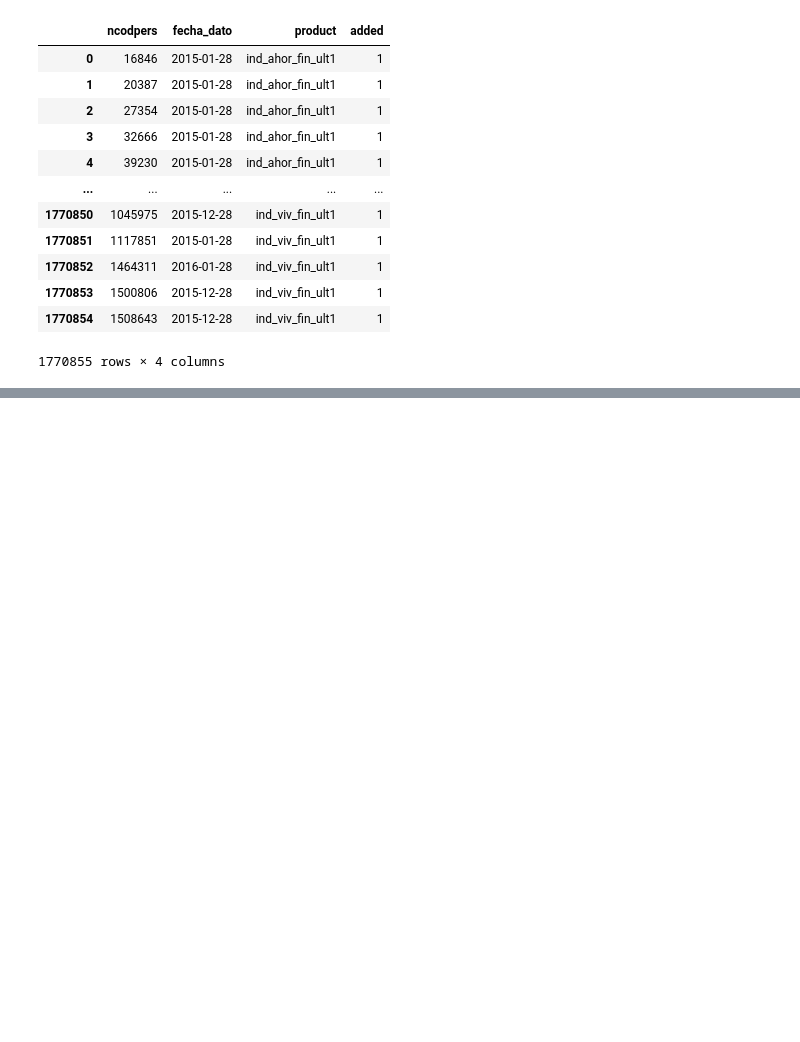
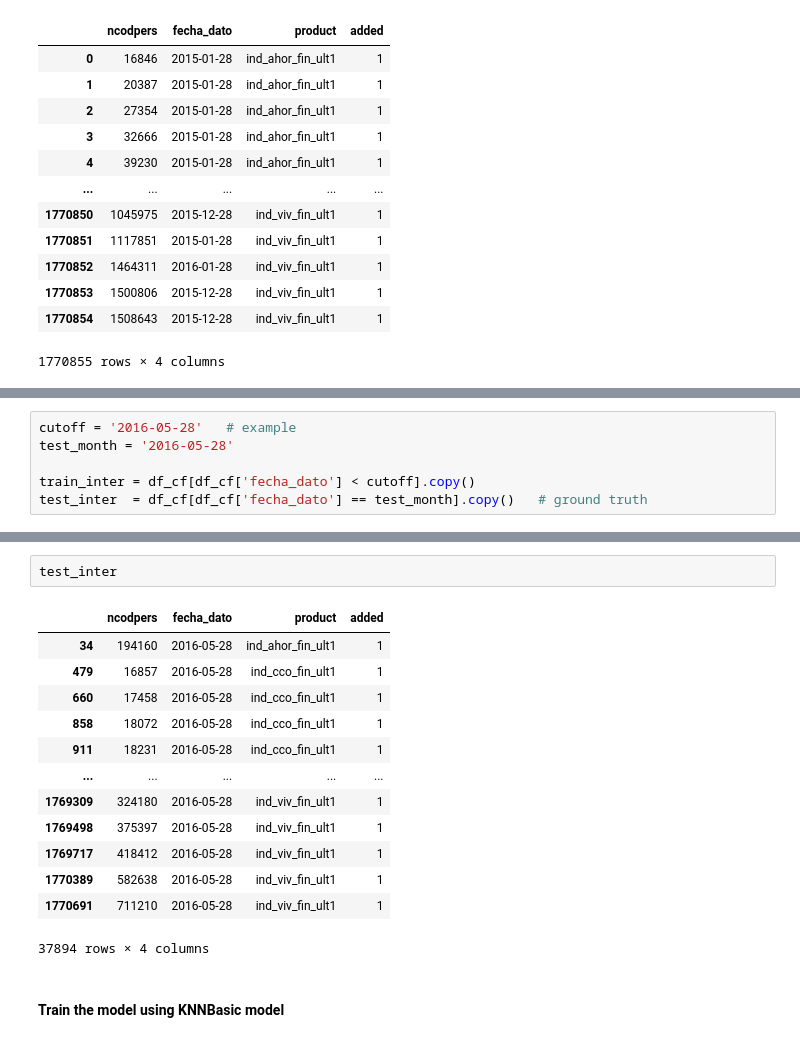
Before and after one commit to Santander-Product-Recsys/Santander-RecSys-Dennis, a Jupyter notebook: santander-product-recommendation.ipynb, the cells around one changed output, grey strips where cells are left out. Saved outputs shown, nothing was run; the diff lists cells and outputs as text; blank space fills up the shorter version.

```diff
--- a/santander-product-recommendation.ipynb
+++ b/santander-product-recommendation.ipynb
@@ -1576,0 +1579,6 @@ df_cf
+# %%
+cutoff = '2016-05-28'   # example
+test_month = '2016-05-28'
+
+train_inter = df_cf[df_cf['fecha_dato'] < cutoff].copy()
+test_inter  = df_cf[df_cf['fecha_dato'] == test_month].copy()   # ground truth
@@ -1576,0 +1601,18 @@ df_cf
+# %%
+test_inter
+# %% [output]
+|  | ncodpers | fecha_dato | product | added |
+| 34 | 194160 | 2016-05-28 | ind_ahor_fin_ult1 | 1 |
+| 479 | 16857 | 2016-05-28 | ind_cco_fin_ult1 | 1 |
+| 660 | 17458 | 2016-05-28 | ind_cco_fin_ult1 | 1 |
+| 858 | 18072 | 2016-05-28 | ind_cco_fin_ult1 | 1 |
+| 911 | 18231 | 2016-05-28 | ind_cco_fin_ult1 | 1 |
+| ... | ... | ... | ... | ... |
+| 1769309 | 324180 | 2016-05-28 | ind_viv_fin_ult1 | 1 |
+| 1769498 | 375397 | 2016-05-28 | ind_viv_fin_ult1 | 1 |
+| 1769717 | 418412 | 2016-05-28 | ind_viv_fin_ult1 | 1 |
+| 1770389 | 582638 | 2016-05-28 | ind_viv_fin_ult1 | 1 |
+| 1770691 | 711210 | 2016-05-28 | ind_viv_fin_ult1 | 1 |
+37894 rows × 4 columns
+# %% [markdown]
+#### Train the model using KNNBasic model
```
Also changed, not shown: parts of 17 cells of this notebook.
